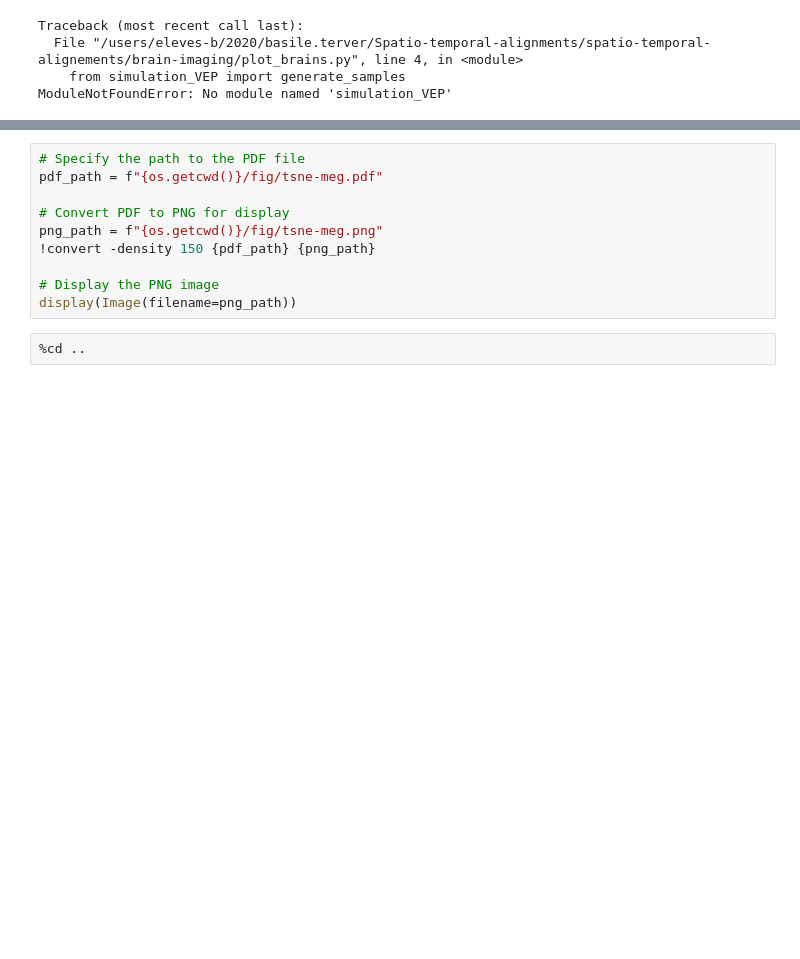
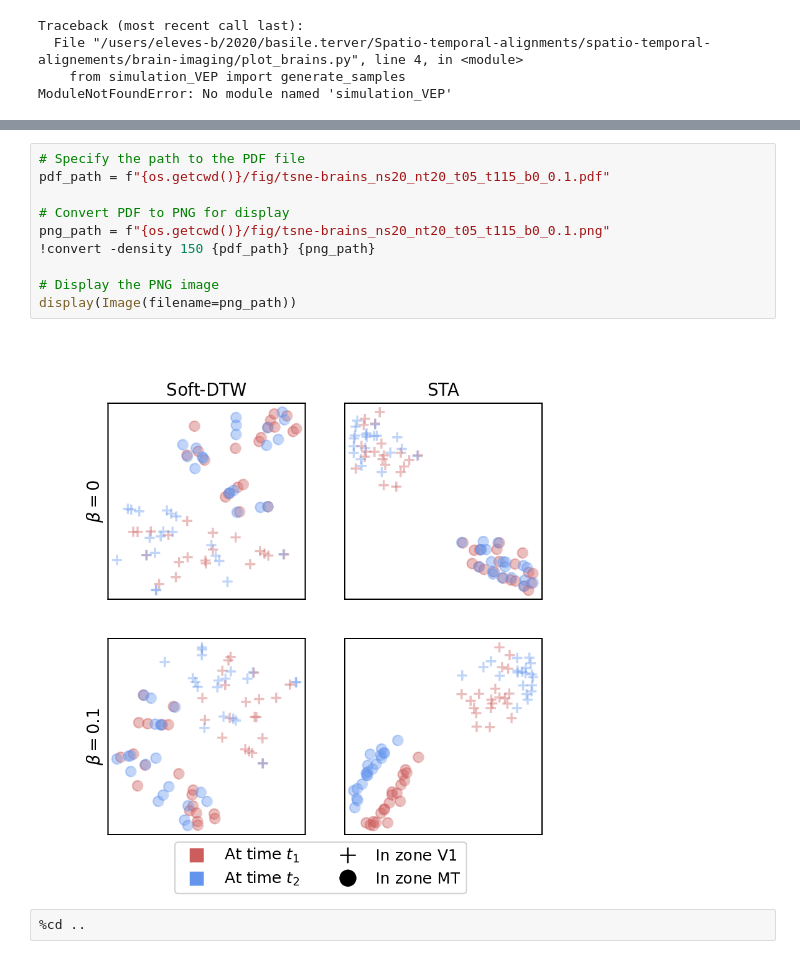
Before and after one commit to Basile-Terv/spatio-temporal-alignements, a Jupyter notebook: Training_STA_notebook.ipynb, the cells around one changed output, grey strips where cells are left out. Drawn from its saved outputs; the diff is of its cells as text; blank space fills up the shorter version.

```diff
--- a/Training_STA_notebook.ipynb
+++ b/Training_STA_notebook.ipynb
@@ -397,13 +466,15 @@ data/tsne-brains_ns20_nt15_t05_t110_b0_0.1.pkl
 # %%
 # Specify the path to the PDF file
-pdf_path = f"{os.getcwd()}/fig/tsne-meg.pdf"
+pdf_path = f"{os.getcwd()}/fig/tsne-brains_ns20_nt20_t05_t115_b0_0.1.pdf"
 
 # Convert PDF to PNG for display
-png_path = f"{os.getcwd()}/fig/tsne-meg.png"
+png_path = f"{os.getcwd()}/fig/tsne-brains_ns20_nt20_t05_t115_b0_0.1.png"
 !convert -density 150 {pdf_path} {png_path}
 
 # Display the PNG image
 display(Image(filename=png_path))
+# %% [output]
+[figure, added]
 # %%
 %cd ..
 # %% [output]
```
Also changed, not shown: parts of 10 cells of this notebook, 3 other files.
